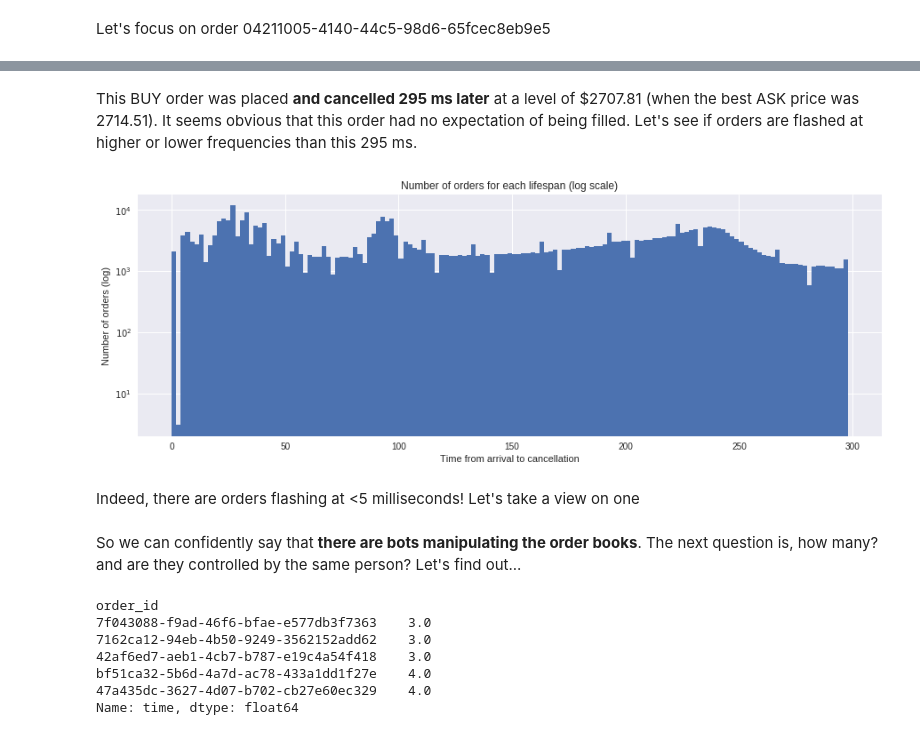
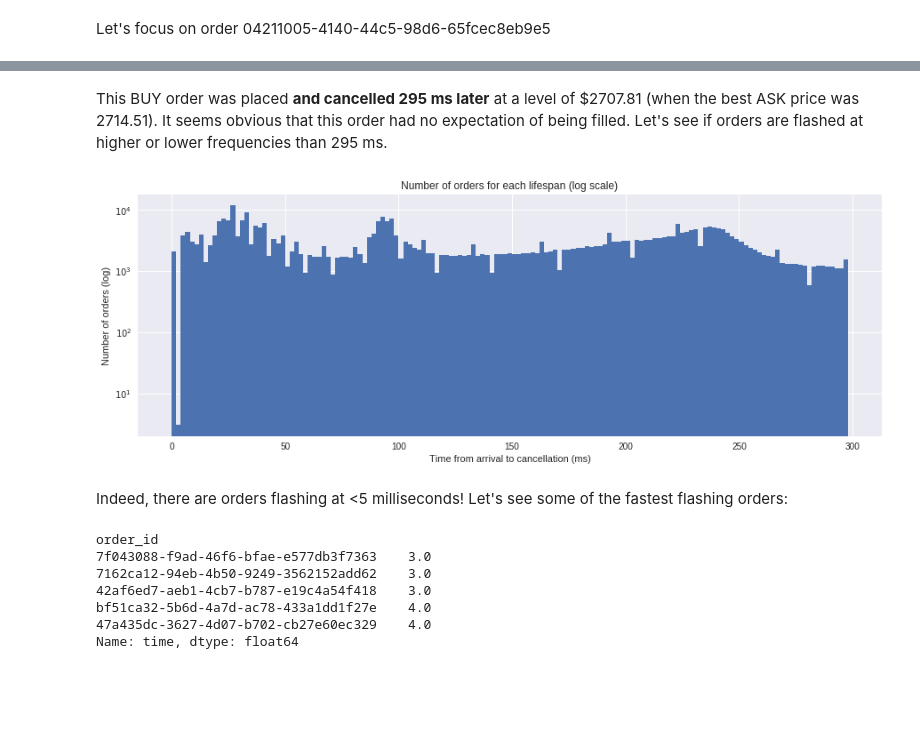
Before and after one commit to ghgr/HFT_Bitcoin, a Jupyter notebook: hftbitcoin.ipynb, the cells around one changed output, grey strips where cells are left out. Saved outputs shown, nothing was run; the diff lists cells and outputs as text; code cells hidden in the pictures; blank space fills up the shorter version.

```diff
--- a/hftbitcoin.ipynb
+++ b/hftbitcoin.ipynb
@@ -205,26 +205,24 @@ data[data.order_id=="04211005-4140-44c5-98d6-65fcec8eb9e5"][['price','remaining_
 | 2017-07-21 08:58:07.488 | 2707.81 | 0.5 | buy | canceled | 04211005-4140-44c5-98d6-65fcec8eb9e5 | done | 2713.2 | 2714.51 |
 # %% [markdown]
 This BUY order was placed **and cancelled 295 ms later** at a level of $2707.81 (when the best ASK price was 2714.51). It seems obvious that this order had no expectation of being filled.
-Let's see if orders are flashed at higher or lower frequencies than this 295 ms.
+Let's see if orders are flashed at higher or lower frequencies than 295 ms.
 # %%
 canceled_idx = data.order_id[data.reason=="canceled"]
 d = data[data.order_id.isin(canceled_idx)]
 g = d.groupby("order_id")
 dt = g.time.last() - g.time.first()
 duration = dt.dt.seconds.astype(np.float) + dt.dt.microseconds*1e-6
 duration*=1000
 duration.hist(bins = np.arange(0,300,2));
 plt.yscale('log')
 plt.title("Number of orders for each lifespan (log scale)")
 plt.ylabel("Number of orders (log)")
-plt.xlabel("Time from arrival to cancellation")
+plt.xlabel("Time from arrival to cancellation (ms)")
 plt.show()
 # %% [output]
-[figure, old version]
+[figure, new version]
 # %% [markdown]
-Indeed, there are orders flashing at <5 milliseconds! Let's take a view on one
+Indeed, there are orders flashing at <5 milliseconds! Let's see some of the fastest flashing orders:
-# %% [markdown]
-So we can confidently say that **there are bots manipulating the order books**. The next question is, how many? and are they controlled by the same person? Let's find out...
 # %%
 duration[duration>1].sort_values().head()
 # %% [output]
```
Also changed, not shown: parts of 14 cells of this notebook.
